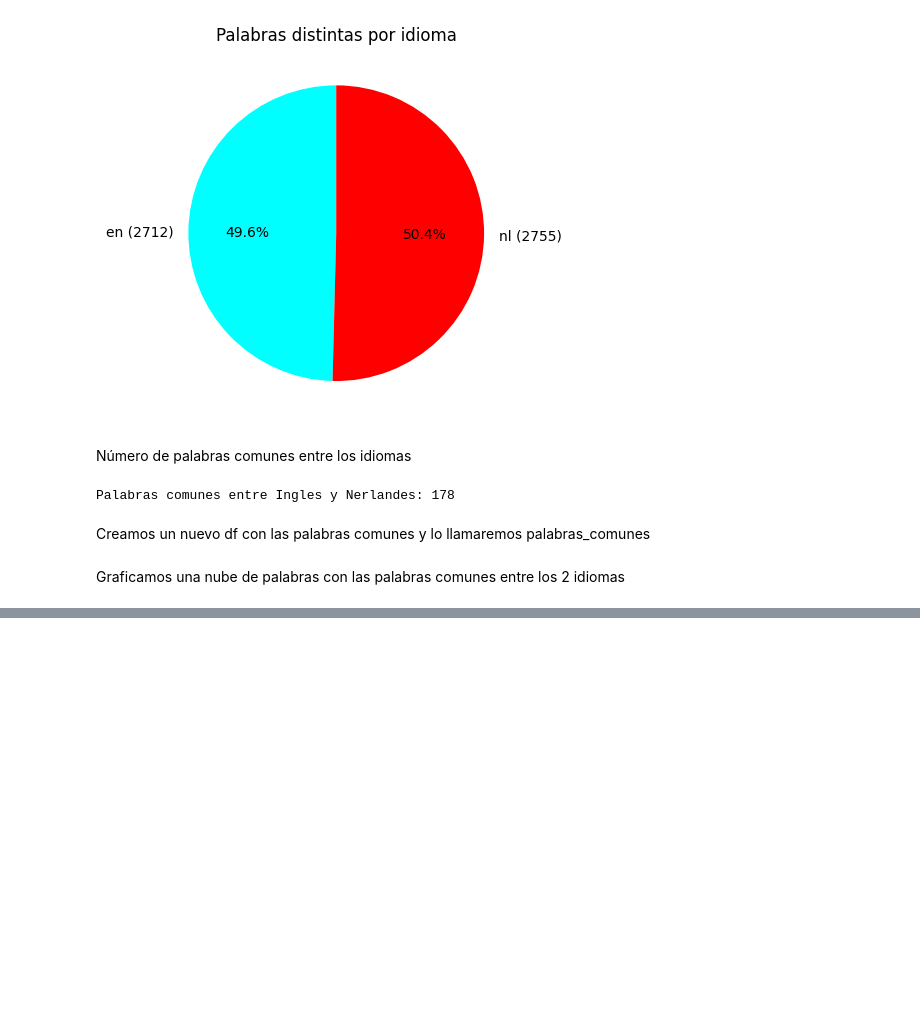
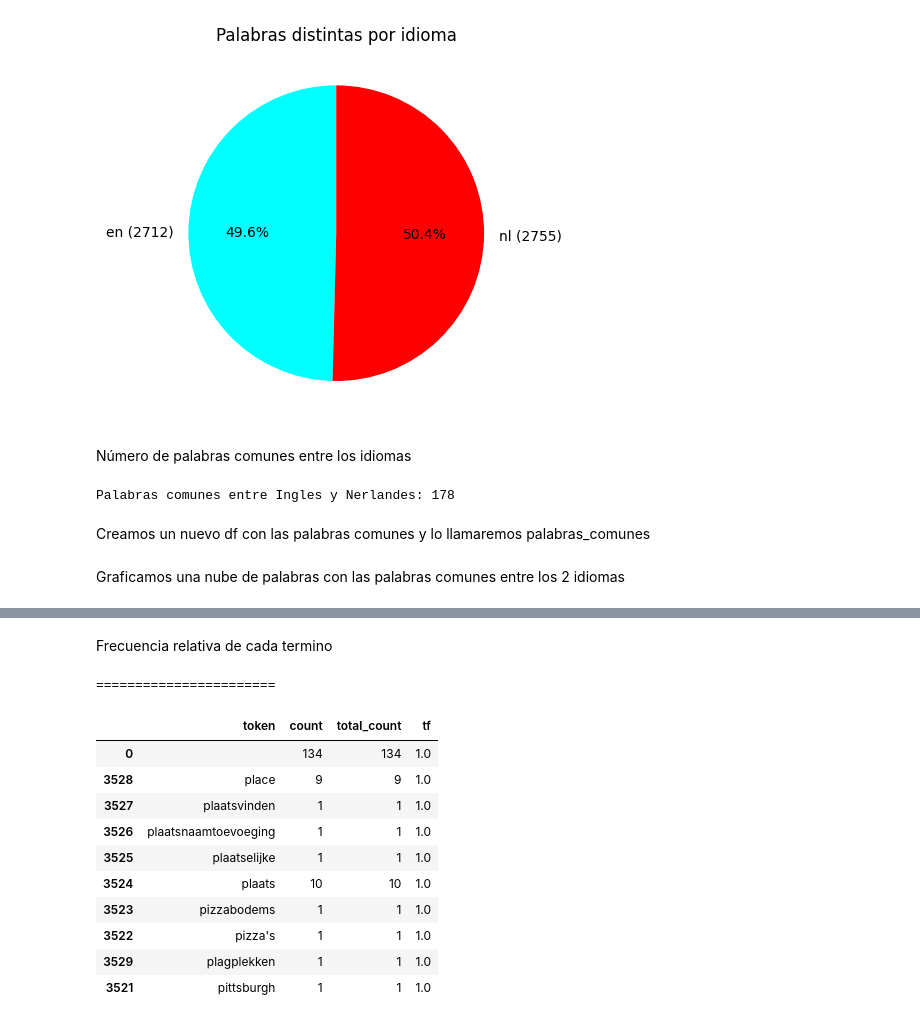
Before and after one commit to JoseQuinteroTC/IA-ML-, a Jupyter notebook: IA ML/Entregable_IA.ipynb, the cells around one changed output, grey strips where cells are left out. Cells and saved outputs as stored; diff of their text form; code cells hidden in the pictures; blank space fills up the shorter version.

```diff
--- a/IA ML/Entregable_IA.ipynb
+++ b/IA ML/Entregable_IA.ipynb
@@ -325,0 +421,27 @@ plt.show()
+# %% [markdown]
+Frecuencia relativa de cada termino
+# %%
+# Cálculo term-frecuency (tf)
+
+tf = texto_tidy.copy()
+# Número de veces que aparece cada término en cada texto
+tf = tf.groupby(["token"])["token"].agg(["count"]).reset_index()
+# Se añade una columna con el total de términos por texto
+tf['total_count'] = tf.groupby('token')['count'].transform(sum)
+# Se calcula el tf
+tf['tf'] = tf["count"] / tf["total_count"]
+print("=======================")
+tf.sort_values(by = "tf").head(10)
+# %% [output]
+=======================
+|  | token | count | total_count | tf |
+| 0 |  | 134 | 134 | 1.0 |
+| 3528 | place | 9 | 9 | 1.0 |
+| 3527 | plaatsvinden | 1 | 1 | 1.0 |
+| 3526 | plaatsnaamtoevoeging | 1 | 1 | 1.0 |
+| 3525 | plaatselijke | 1 | 1 | 1.0 |
+| 3524 | plaats | 10 | 10 | 1.0 |
+| 3523 | pizzabodems | 1 | 1 | 1.0 |
+| 3522 | pizza's | 1 | 1 | 1.0 |
+| 3529 | plagplekken | 1 | 1 | 1.0 |
+| 3521 | pittsburgh | 1 | 1 | 1.0 |
```
Also changed, not shown: parts of 10 cells of this notebook, 2 other files.
